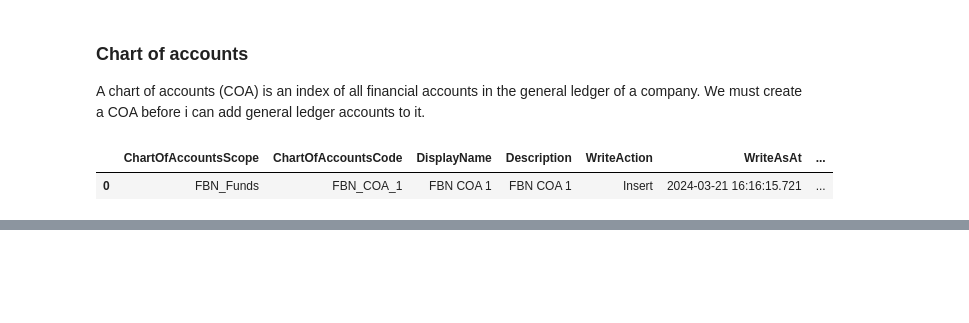
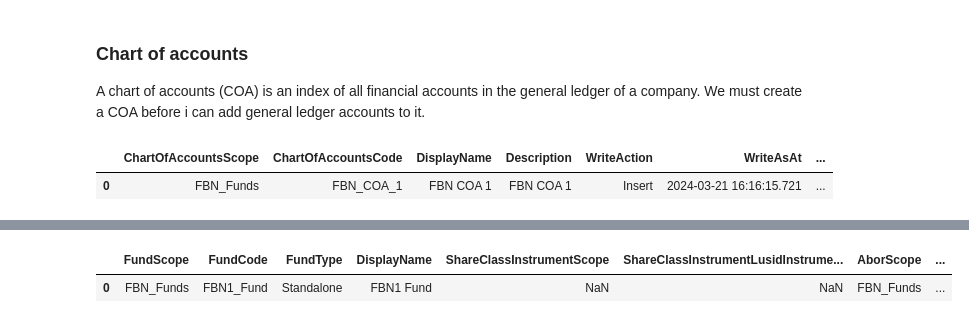
Before and after one commit to oscaryee19/sample-notebooks, a Jupyter notebook: examples/use-cases/abor/ABOR.ipynb, the cells around one changed output, grey strips where cells are left out. Cells and saved outputs as stored; diff of their text form; code cells hidden in the pictures; blank space fills up the shorter version.

```diff
--- a/examples/use-cases/abor/ABOR.ipynb
+++ b/examples/use-cases/abor/ABOR.ipynb
@@ -796,0 +835,28 @@ run_luminesce(chart_of_accounts_sql)
+# %%
+fund_sql = f"""
+
+@fundData=
+values
+('FBN1_Fund', 'FBN1 Fund', 'Finbourne T1 Fund', 'FBN_Funds', 'standardAbor','Standalone','2023-01-01', 31, 12,'FBN_Funds')
+;
+@createfund =
+select
+column1 as FundCode,
+column2 as DisplayName,
+column3 as Description,
+column4 as AborScope,
+column5 as AborCode,
+column6 as FundType,
+column7 as InceptionDate,
+column8 as YearEndDay,
+column9 as YearEndMonth,
+column10 as FundScope
+from @fundData;
+
+select * from Lusid.Fund.Writer
+where ToWrite=@createfund;
+"""
+run_luminesce(fund_sql)
+# %% [output]
+|  | FundScope | FundCode | FundType | DisplayName | ShareClassInstrumentScope | ShareClassInstrumentLusidInstrume... | AborScope | ... |
+| 0 | FBN_Funds | FBN1_Fund | Standalone | FBN1 Fund | NaN | NaN | FBN_Funds | ... |
```
Also changed, not shown: parts of 7 cells of this notebook.
